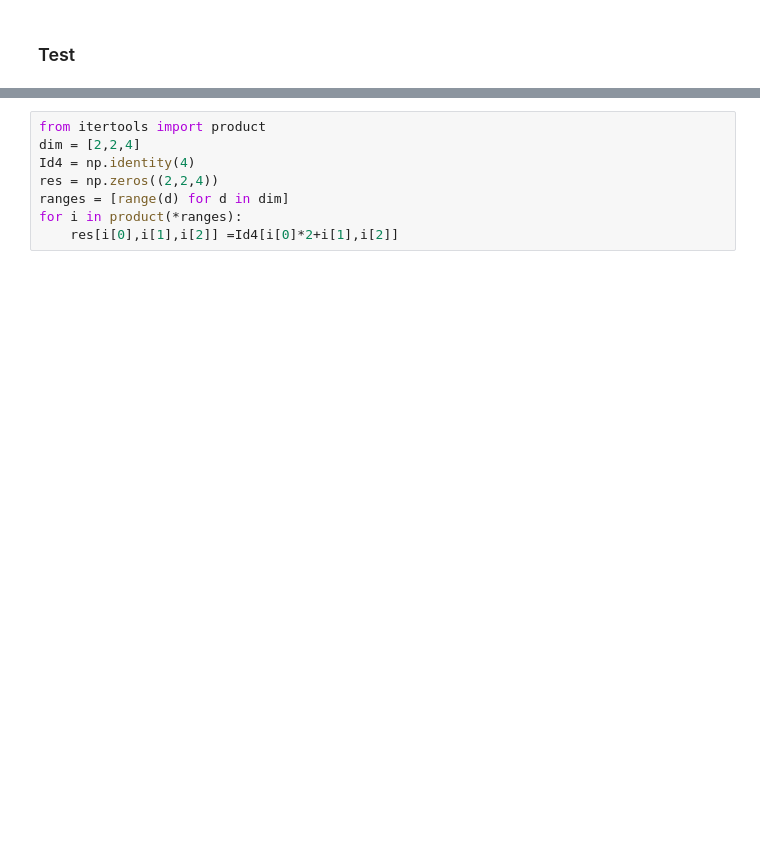
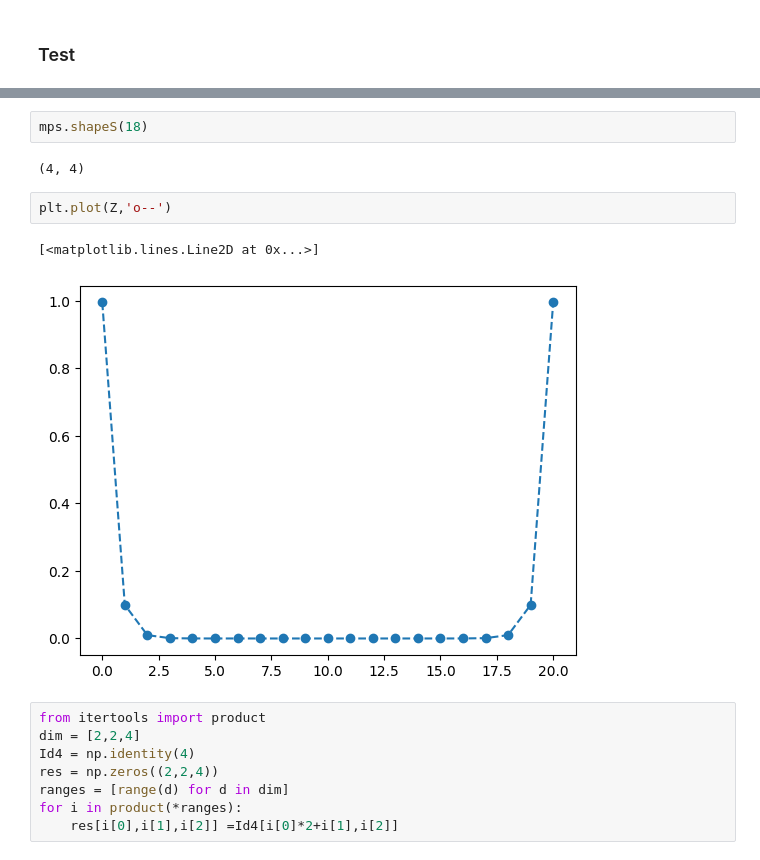
Before and after one commit to pietrorichelli/dmrg, a Jupyter notebook: dev/dev.ipynb, the cells around one changed output, grey strips where cells are left out. Saved outputs shown, nothing was run; the diff lists cells and outputs as text; blank space fills up the shorter version.

```diff
--- a/dev/dev.ipynb
+++ b/dev/dev.ipynb
@@ -428,3 +67,12 @@ plt.plot(EE[1:])
+# %%
+mps.shapeS(18)
+# %% [output]
+(4, 4)
+# %%
+plt.plot(Z,'o--')
+# %% [output]
+[<matplotlib.lines.Line2D at 0x...>]
+[figure, added]
 # %%
 from itertools import product
 dim = [2,2,4]
```
Also changed, not shown: parts of 5 cells of this notebook, 2 other files.
